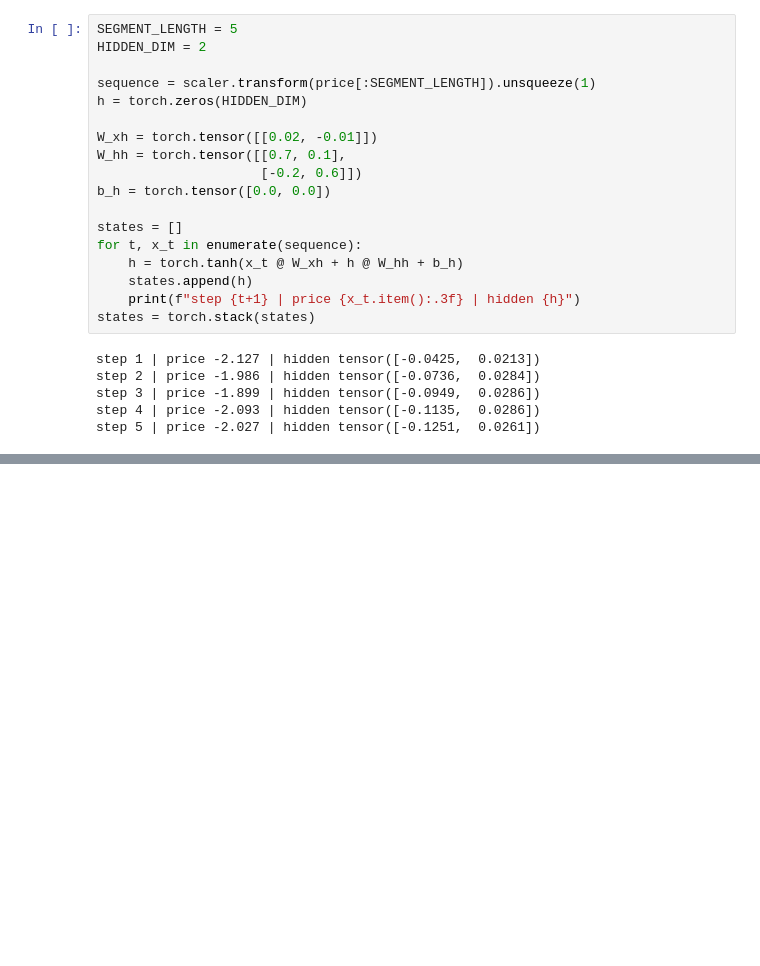
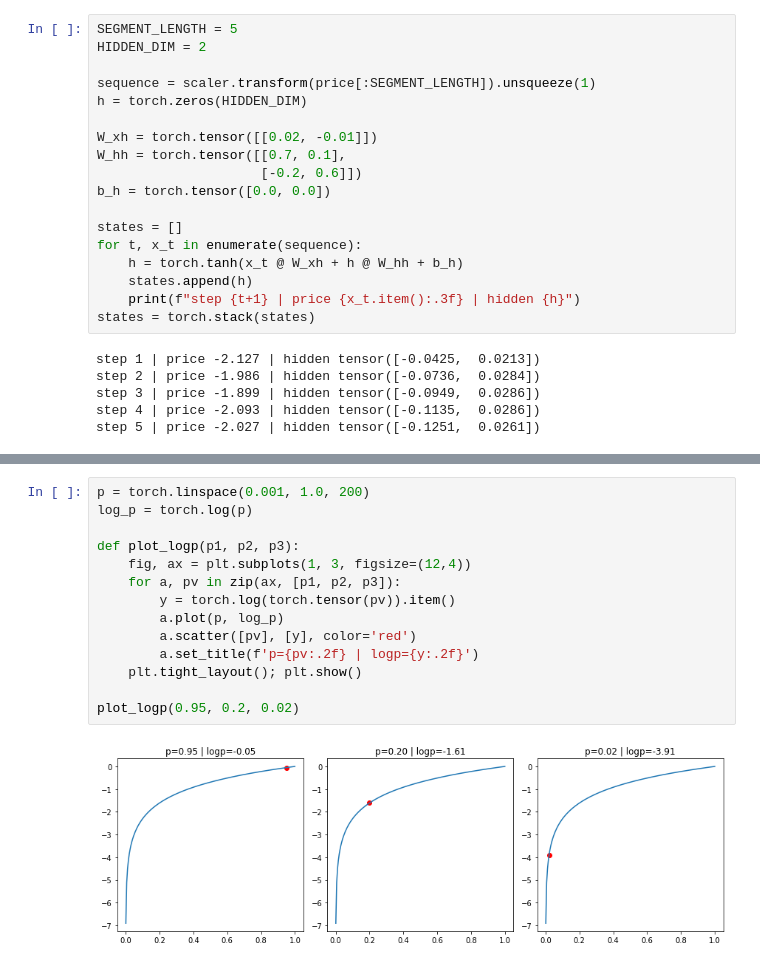
Before and after one commit to shahaliyev/csci4701, a Jupyter notebook: docs/notebooks/06_rnn.ipynb, the cells around one changed output, grey strips where cells are left out. Drawn from its saved outputs; the diff is of its cells as text; blank space fills up the shorter version.

```diff
--- a/docs/notebooks/06_rnn.ipynb
+++ b/docs/notebooks/06_rnn.ipynb
@@ -868,0 +472,16 @@ That is the conceptual bridge from tabular and feedforward models to recurrent s
+# %%
+p = torch.linspace(0.001, 1.0, 200)
+log_p = torch.log(p)
+
+def plot_logp(p1, p2, p3):
+    fig, ax = plt.subplots(1, 3, figsize=(12,4))
+    for a, pv in zip(ax, [p1, p2, p3]):
+        y = torch.log(torch.tensor(pv)).item()
+        a.plot(p, log_p)
+        a.scatter([pv], [y], color='red')
+        a.set_title(f'p={pv:.2f} | logp={y:.2f}')
+    plt.tight_layout(); plt.show()
+
+plot_logp(0.95, 0.2, 0.02)
+# %% [output]
+[figure, added]
```
Also changed, not shown: parts of 93 cells of this notebook.
